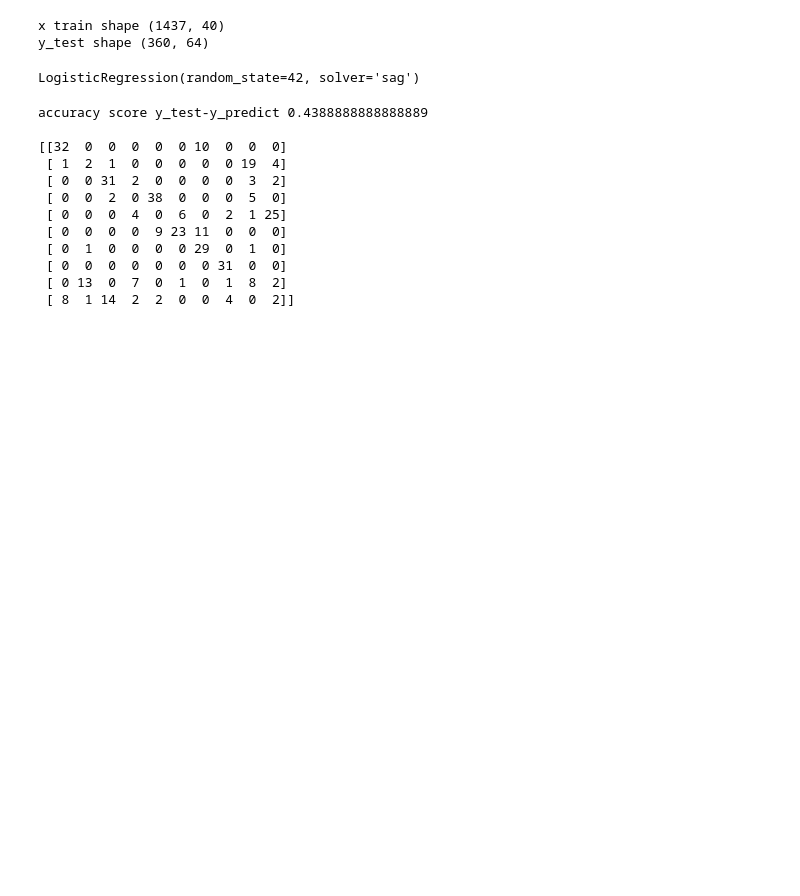
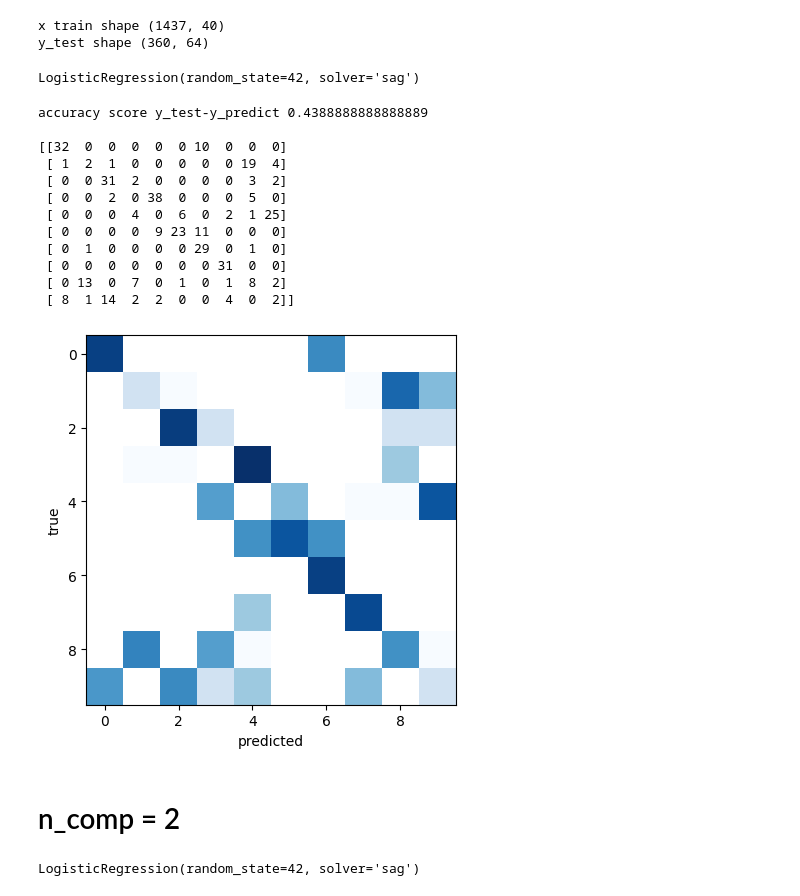
Before and after one commit to Matti-z/astrostatistics_bicocca_2026, a Jupyter notebook: working/thirteen.ipynb, the cells around one changed output. Saved outputs shown, nothing was run; the diff lists cells and outputs as text; code cells hidden in the pictures; blank space fills up the shorter version.

```diff
--- a/working/thirteen.ipynb
+++ b/working/thirteen.ipynb
@@ -66,3 +67,12 @@ accuracy score y_test-y_predict 0.4388888888888889
  [ 0  0  0  0  0  0  0 31  0  0]
  [ 0 13  0  7  0  1  0  1  8  2]
  [ 8  1 14  2  2  0  0  4  0  2]]
+# %%
+plt.imshow(np.log(confusion_matrix(d20_test, y_predict)),
+           cmap='Blues', interpolation='nearest');
+plt.ylabel('true')
+plt.xlabel('predicted');
+# %% [output]
+[figure, added]
+# %% [markdown]
+# n_comp = 2
@@ -68,0 +83,5 @@ accuracy score y_test-y_predict 0.4388888888888889
+# %%
+clf = LogisticRegression(random_state=42, solver = 'sag')
+clf.fit(x, d80_train)
+# %% [output]
+LogisticRegression(random_state=42, solver='sag')
```
Also changed, not shown: parts of 9 cells of this notebook.
